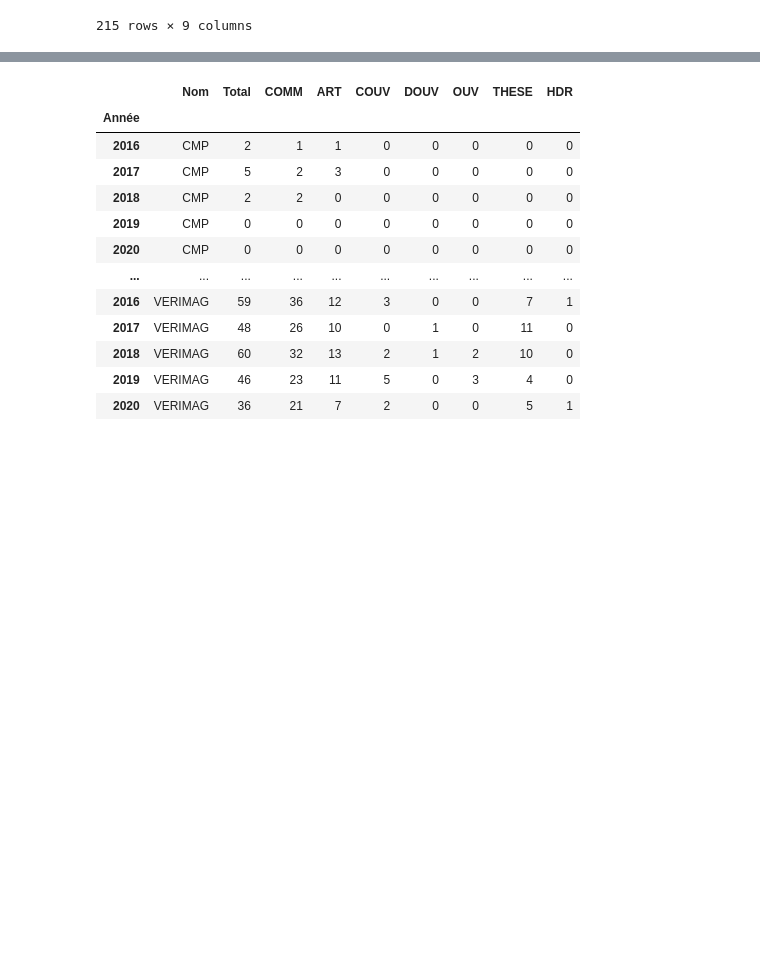
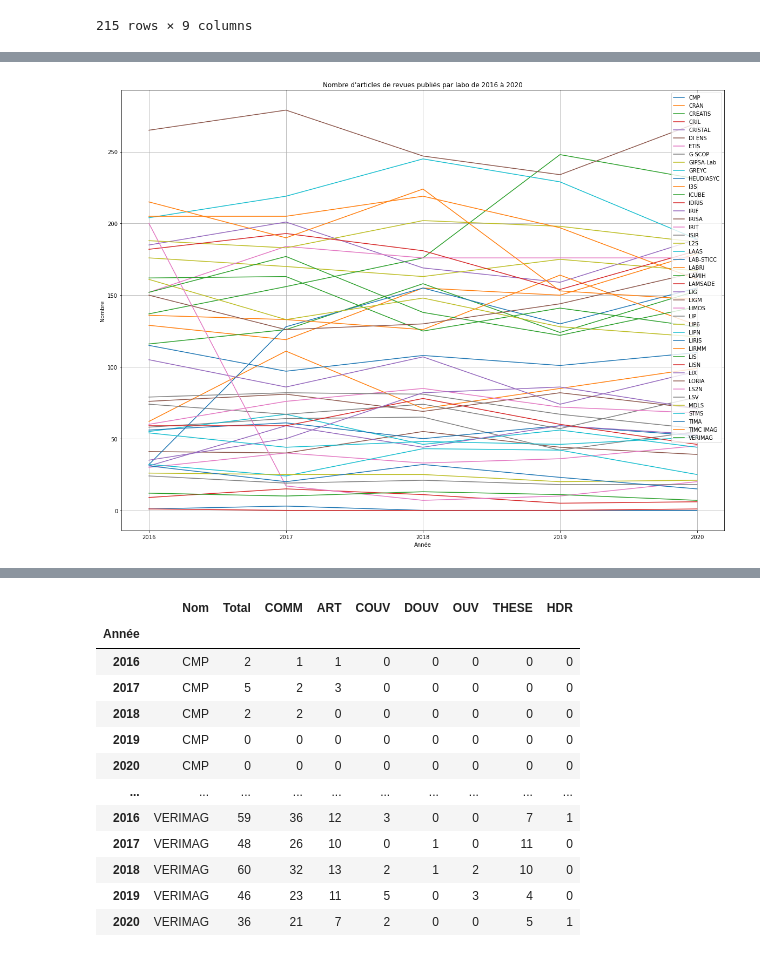
Before and after one commit to pbellot/HALPublications, a Jupyter notebook: HAL.ipynb, the cells around one changed output, grey strips where cells are left out. Drawn from its saved outputs; the diff is of its cells as text; code cells hidden in the pictures; blank space fills up the shorter version.

```diff
--- a/HAL.ipynb
+++ b/HAL.ipynb
@@ -261,0 +270,8 @@ plt.grid(True)
+# %%
+statsParAnneeLabo.groupby('Nom')['ART'].plot(title="Nombre d'articles de revues publiés par labo de 2016 à 2020",figsize=(20,15))
+plt.xticks(np.arange(2016,2021,step=1))
+plt.ylabel("Nombre")
+plt.legend()
+plt.grid(True)
+# %% [output]
+[figure, added]
```
Also changed, not shown: parts of 10 cells of this notebook.
